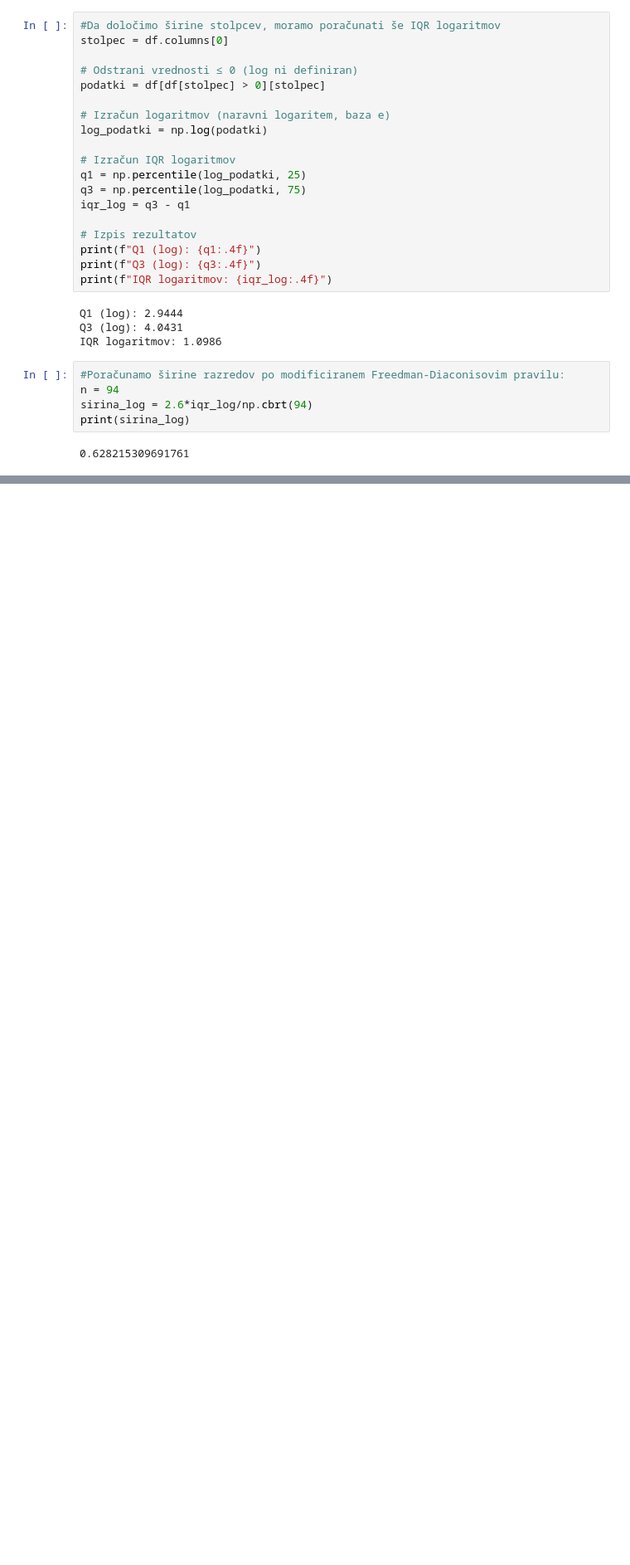
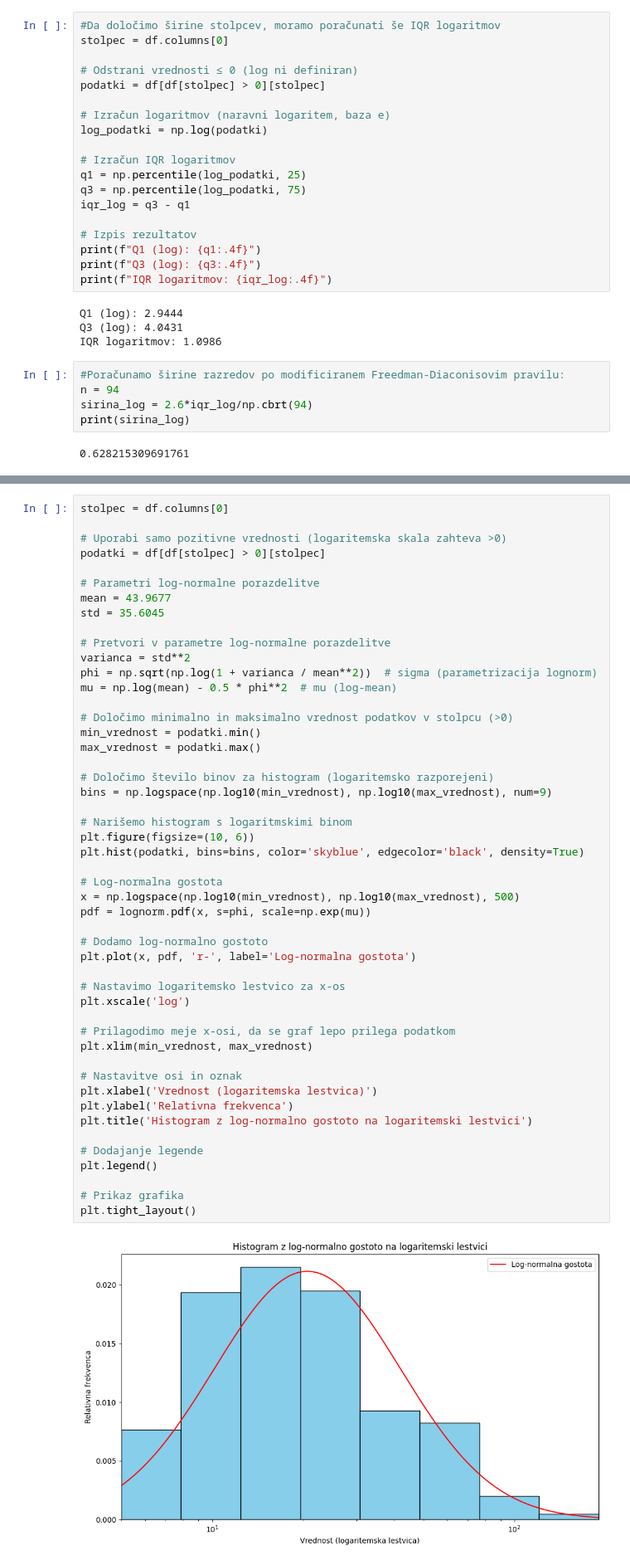
Before and after one commit to LukaLjevar/projektna_statistika, a Jupyter notebook: Hobotnice.ipynb, the cells around one changed output, grey strips where cells are left out. Shown: that part at 83% size. Saved outputs shown, nothing was run; the diff lists cells and outputs as text; blank space fills up the shorter version.

```diff
--- a/Hobotnice.ipynb
+++ b/Hobotnice.ipynb
@@ -205,0 +131,51 @@ plt.show()
+# %%
+stolpec = df.columns[0]
+
+# Uporabi samo pozitivne vrednosti (logaritemska skala zahteva >0)
+podatki = df[df[stolpec] > 0][stolpec]
+
+# Parametri log-normalne porazdelitve
+mean = 43.9677
+std = 35.6045
+
+# Pretvori v parametre log-normalne porazdelitve
+varianca = std**2
+phi = np.sqrt(np.log(1 + varianca / mean**2))  # sigma (parametrizacija lognorm)
+mu = np.log(mean) - 0.5 * phi**2  # mu (log-mean)
+
+# Določimo minimalno in maksimalno vrednost podatkov v stolpcu (>0)
+min_vrednost = podatki.min()
+max_vrednost = podatki.max()
+
+# Določimo število binov za histogram (logaritemsko razporejeni)
+bins = np.logspace(np.log10(min_vrednost), np.log10(max_vrednost), num=9)
+
+# Narišemo histogram s logaritmskimi binom
+plt.figure(figsize=(10, 6))
+plt.hist(podatki, bins=bins, color='skyblue', edgecolor='black', density=True)
+
+# Log-normalna gostota
+x = np.logspace(np.log10(min_vrednost), np.log10(max_vrednost), 500)
+pdf = lognorm.pdf(x, s=phi, scale=np.exp(mu))
+
+# Dodamo log-normalno gostoto
+plt.plot(x, pdf, 'r-', label='Log-normalna gostota')
+
+# Nastavimo logaritemsko lestvico za x-os
+plt.xscale('log')
+
+# Prilagodimo meje x-osi, da se graf lepo prilega podatkom
+plt.xlim(min_vrednost, max_vrednost)
+
+# Nastavitve osi in oznak
+plt.xlabel('Vrednost (logaritemska lestvica)')
+plt.ylabel('Relativna frekvenca')
+plt.title('Histogram z log-normalno gostoto na logaritemski lestvici')
+
+# Dodajanje legende
+plt.legend()
+
+# Prikaz grafika
+plt.tight_layout()
+# %% [output]
+[figure, added]
```
Also changed, not shown: parts of 5 cells of this notebook.
